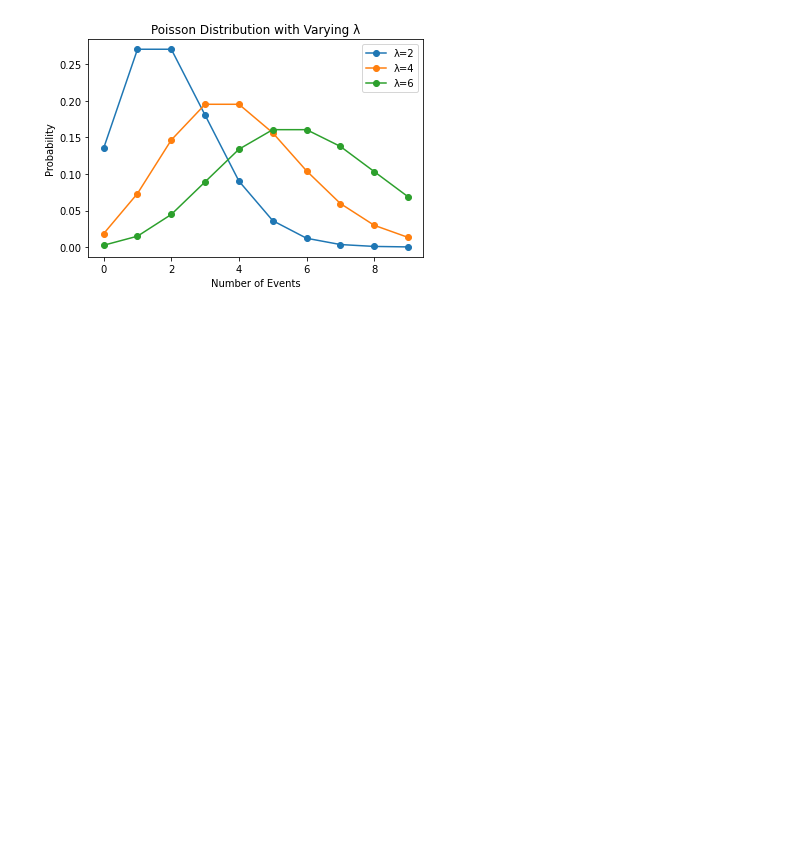
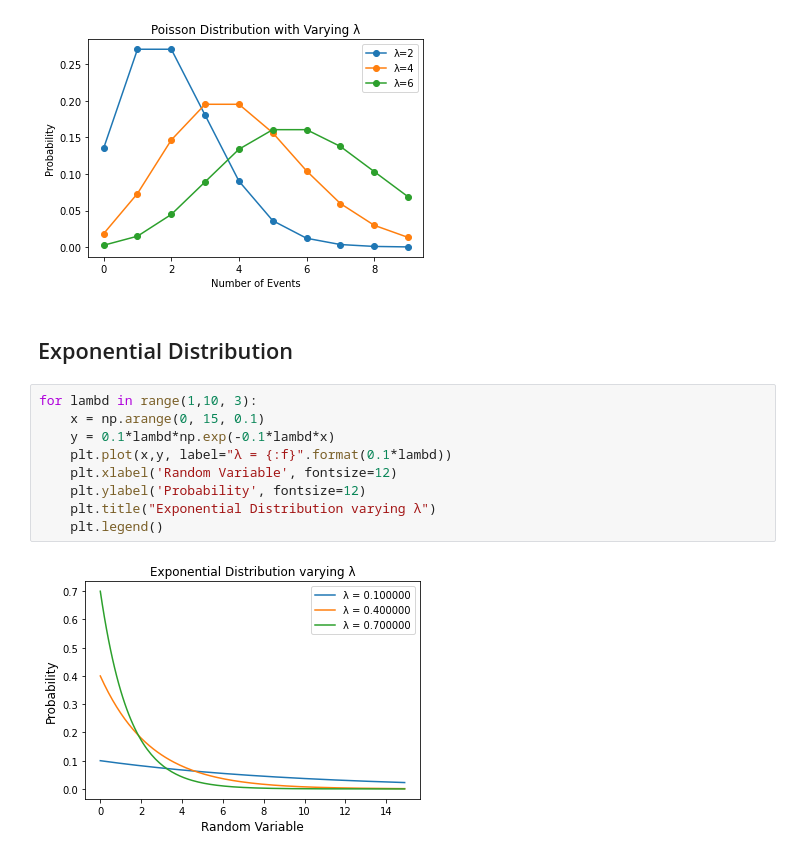
Before and after one commit to sankardevisharath/artificial-intelligence, a Jupyter notebook: notebooks/eda/data-distribution.ipynb, the cells around one changed output. Drawn from its saved outputs; the diff is of its cells as text; blank space fills up the shorter version.

Commit message:
Add Exponential Distribution

```diff
--- a/notebooks/eda/data-distribution.ipynb
+++ b/notebooks/eda/data-distribution.ipynb
@@ -77,3 +77,16 @@ for lambd in range(2, 8, 2):
   plt.legend()
 # %% [output]
 [figure]
+# %% [markdown]
+## Exponential Distribution
+# %%
+for lambd in range(1,10, 3):
+    x = np.arange(0, 15, 0.1)
+    y = 0.1*lambd*np.exp(-0.1*lambd*x)
+    plt.plot(x,y, label="λ = {:f}".format(0.1*lambd))
+    plt.xlabel('Random Variable', fontsize=12)
+    plt.ylabel('Probability', fontsize=12)
+    plt.title("Exponential Distribution varying λ")
+    plt.legend()
+# %% [output]
+[figure, added]
```
